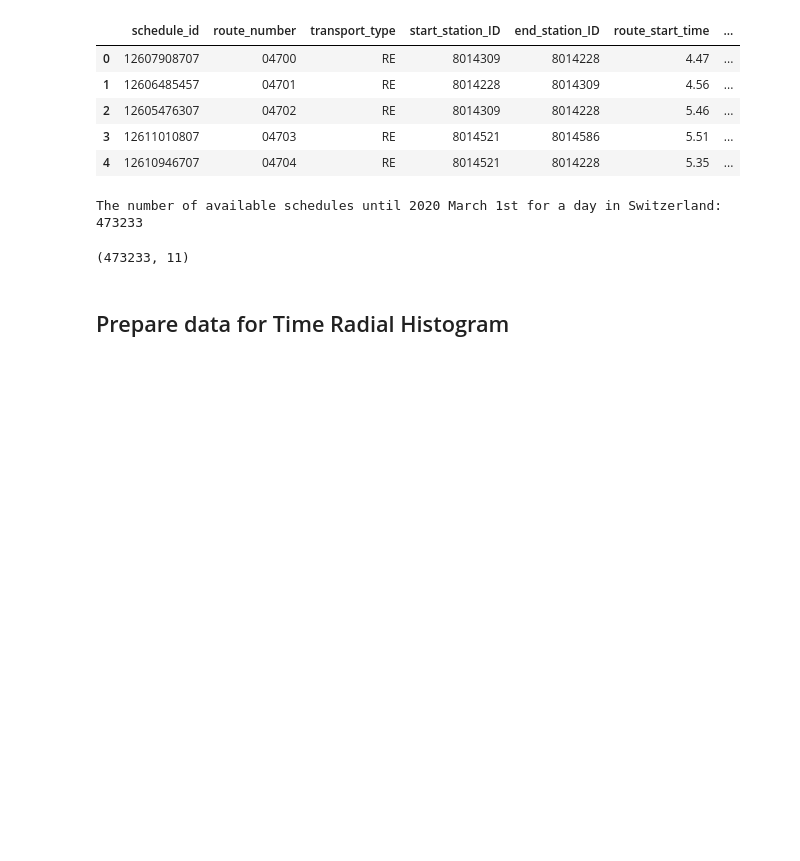
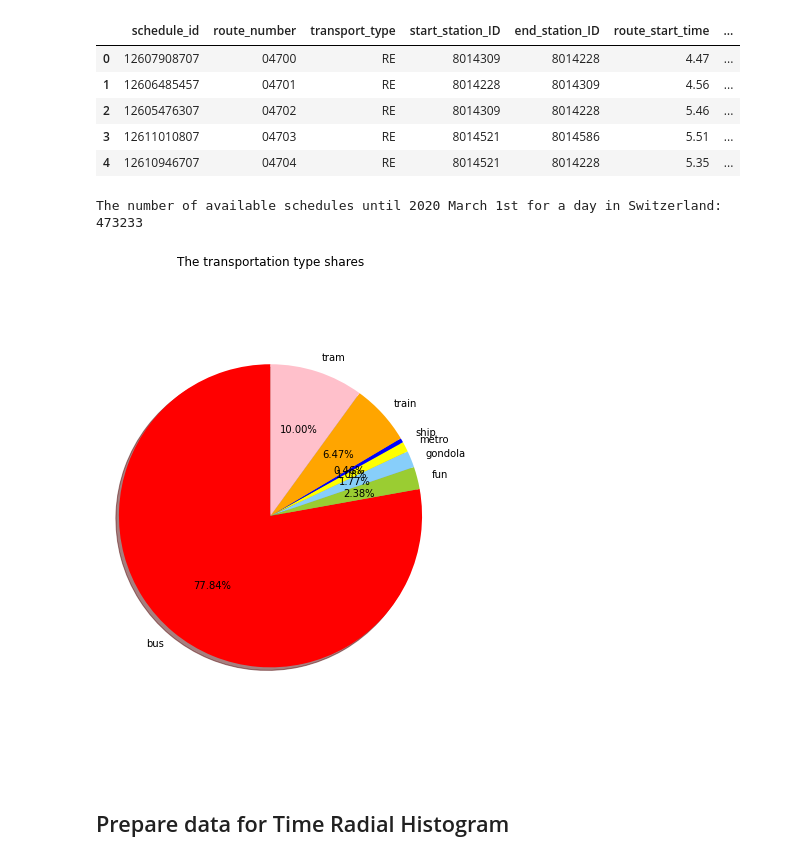
Before and after one commit to com-480-data-visualization/com-480-project-story-tellers, a Jupyter notebook: Data Processing.ipynb, the cells around one changed output. Cells and saved outputs as stored; diff of their text form; code cells hidden in the pictures; blank space fills up the shorter version.

```diff
--- a/Data Processing.ipynb
+++ b/Data Processing.ipynb
@@ -95,10 +97,29 @@ data['transport_type'][data.transport_type.isin(bus)] = 'bus'
 data['transport_type'][data.transport_type.isin(ship)] = 'ship'
 data['transport_type'][data.transport_type.isin(tram)] = 'tram'
 data['transport_type'][data.transport_type.isin(gondola)] = 'gondola'
-# %%
-data.shape
-# %% [output]
-(473233, 11)
+# %%
+tr_type = data.groupby(['transport_type']).size().reset_index(name='number_of_schedules')
+# %%
+plt.figure(figsize=(6,9))
+name_list = tr_type.transport_type
+num_list = tr_type.number_of_schedules
+labels = name_list
+sizes = num_list
+colors = ['red','yellowgreen','lightskyblue','yellow',"blue","orange","pink"]
+explode = (0,0,0,0,0,0,0)
+patches,text1,text2 = plt.pie(sizes,
+                      explode=explode,
+                      labels=labels,
+                      colors=colors,
+                      autopct = '%3.2f%%',
+                      shadow = True,
+                      startangle =90,
+                      pctdistance = 0.6)
+plt.axis('equal')
+plt.title('The transportation type shares')
+plt.show()
+# %% [output]
+[figure, added]
 # %% [markdown]
 ## Prepare data for Time Radial Histogram
 # %%
```
Also changed, not shown: parts of 58 cells of this notebook.
